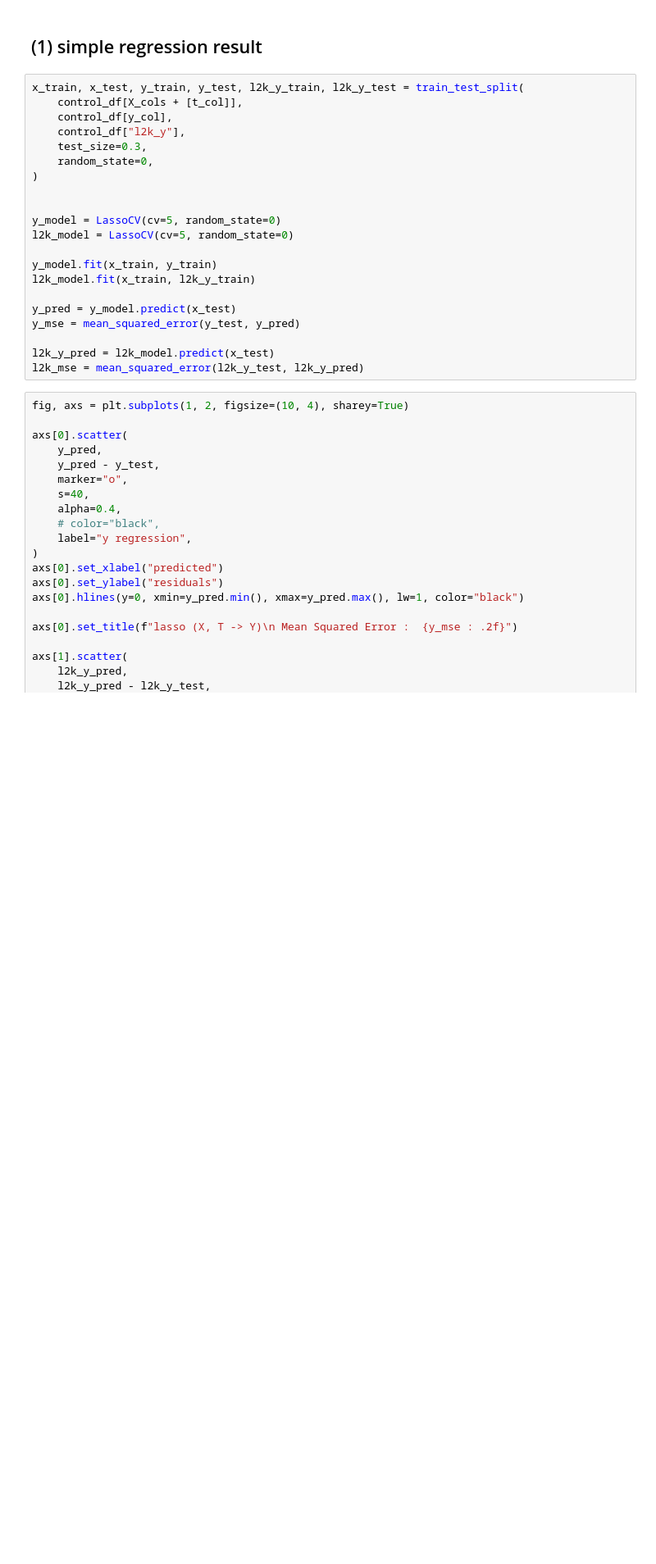
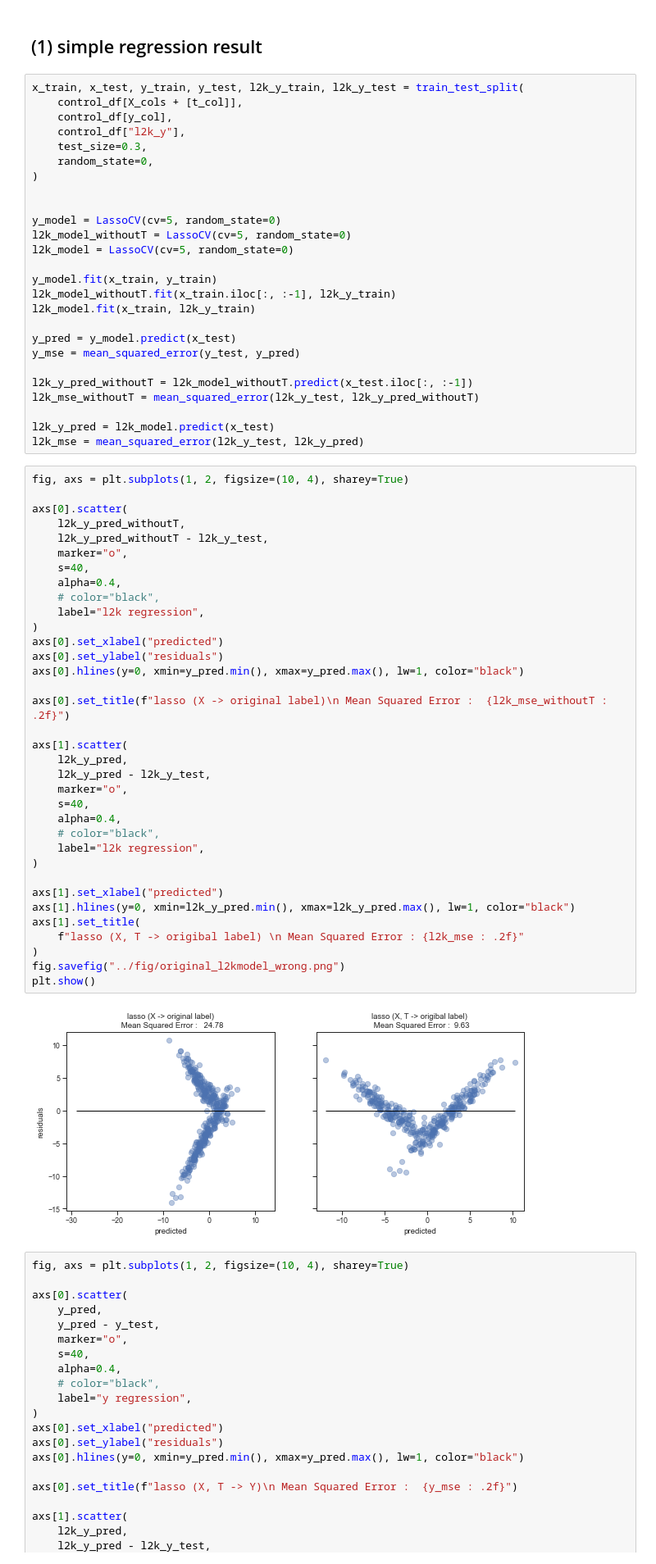
Before and after one commit to MasaAsami/modified_DMLDiD_RCS, a Jupyter notebook: notebooks/Why_original_l2kmodel_is_wrong.ipynb, the cells around one changed output. Shown at 82% size. Saved outputs shown, nothing was run; the diff lists cells and outputs as text; blank space fills up the shorter version.

```diff
--- a/notebooks/Why_original_l2kmodel_is_wrong.ipynb
+++ b/notebooks/Why_original_l2kmodel_is_wrong.ipynb
@@ -122,16 +123,58 @@ x_train, x_test, y_train, y_test, l2k_y_train, l2k_y_test = train_test_split(
 
 
 y_model = LassoCV(cv=5, random_state=0)
+l2k_model_withoutT = LassoCV(cv=5, random_state=0)
 l2k_model = LassoCV(cv=5, random_state=0)
 
 y_model.fit(x_train, y_train)
+l2k_model_withoutT.fit(x_train.iloc[:, :-1], l2k_y_train)
 l2k_model.fit(x_train, l2k_y_train)
 
 y_pred = y_model.predict(x_test)
 y_mse = mean_squared_error(y_test, y_pred)
 
+l2k_y_pred_withoutT = l2k_model_withoutT.predict(x_test.iloc[:, :-1])
+l2k_mse_withoutT = mean_squared_error(l2k_y_test, l2k_y_pred_withoutT)
+
 l2k_y_pred = l2k_model.predict(x_test)
 l2k_mse = mean_squared_error(l2k_y_test, l2k_y_pred)
+# %%
+fig, axs = plt.subplots(1, 2, figsize=(10, 4), sharey=True)
+
+axs[0].scatter(
+    l2k_y_pred_withoutT,
+    l2k_y_pred_withoutT - l2k_y_test,
+    marker="o",
+    s=40,
+    alpha=0.4,
+    # color="black",
+    label="l2k regression",
+)
+axs[0].set_xlabel("predicted")
+axs[0].set_ylabel("residuals")
+axs[0].hlines(y=0, xmin=y_pred.min(), xmax=y_pred.max(), lw=1, color="black")
+
+axs[0].set_title(f"lasso (X -> original label)\n Mean Squared Error :  {l2k_mse_withoutT : .2f}")
+
+axs[1].scatter(
+    l2k_y_pred,
+    l2k_y_pred - l2k_y_test,
+    marker="o",
+    s=40,
+    alpha=0.4,
+    # color="black",
+    label="l2k regression",
+)
+
+axs[1].set_xlabel("predicted")
+axs[1].hlines(y=0, xmin=l2k_y_pred.min(), xmax=l2k_y_pred.max(), lw=1, color="black")
+axs[1].set_title(
+    f"lasso (X, T -> origibal label) \n Mean Squared Error : {l2k_mse : .2f}"
+)
+fig.savefig("../fig/original_l2kmodel_wrong.png")
+plt.show()
+# %% [output]
+[figure, added]
 # %%
 fig, axs = plt.subplots(1, 2, figsize=(10, 4), sharey=True)
 
```
Also changed, not shown: parts of 1 cell of this notebook, 2 other files.
